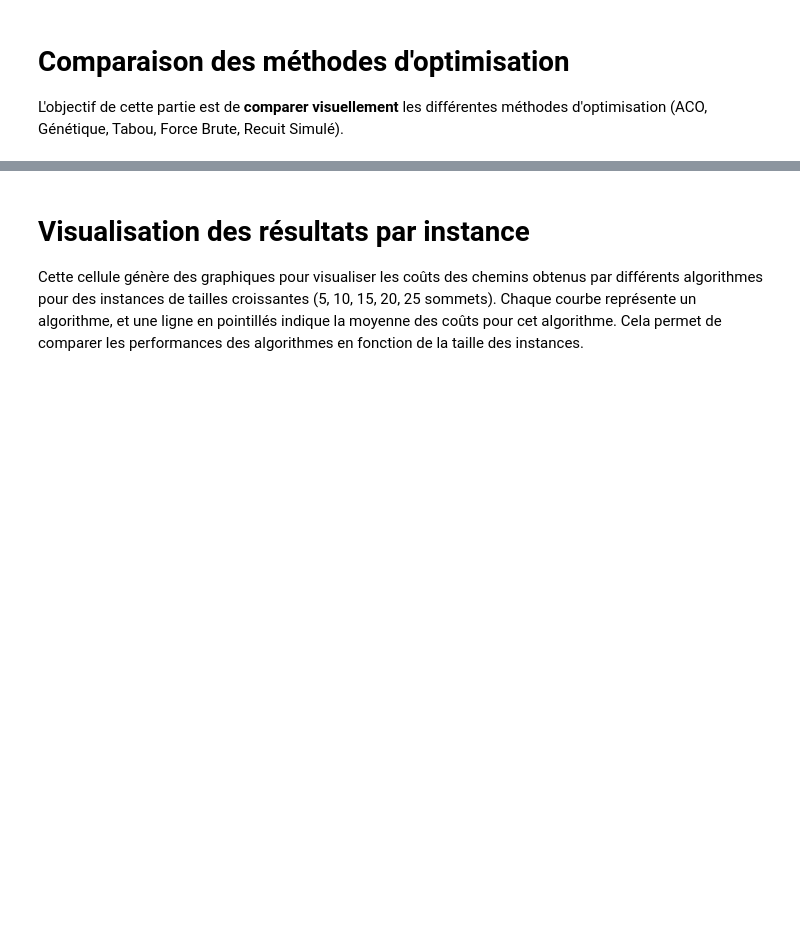
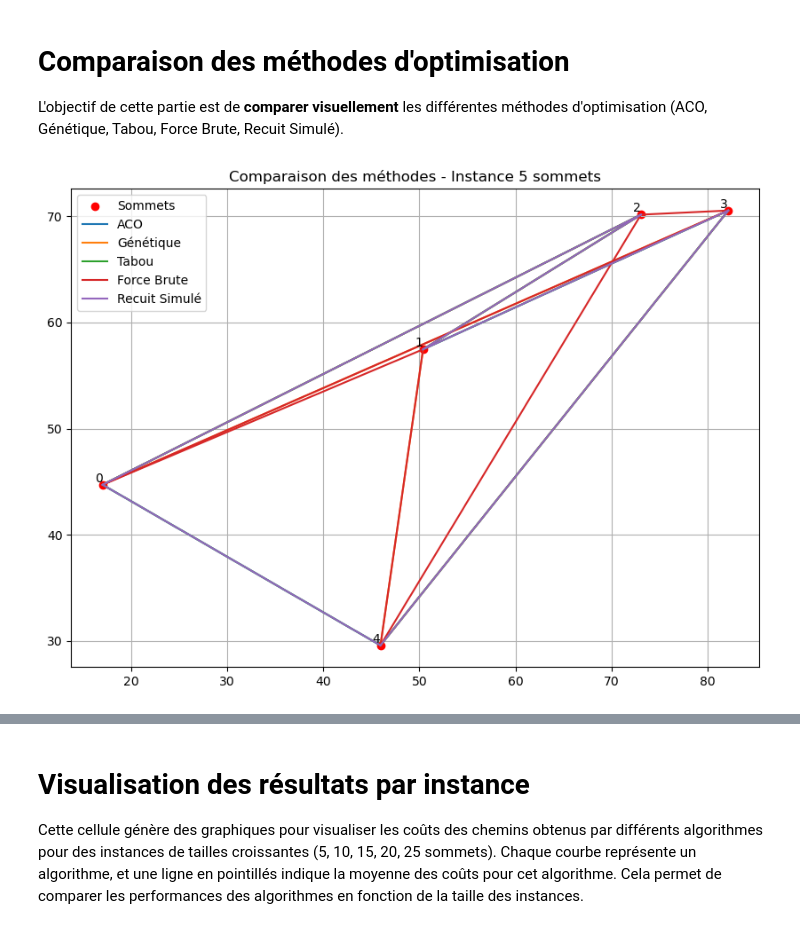
Before and after one commit to KisaPulga/Recherche_Operationnelle_Groupe_1, a Jupyter notebook: livrable_Groupe_1.ipynb, the cells around one changed output, grey strips where cells are left out. Saved outputs shown, nothing was run; the diff lists cells and outputs as text; code cells hidden in the pictures; blank space fills up the shorter version.

Commit message:
remise en forme

```diff
--- a/livrable_Groupe_1.ipynb
+++ b/livrable_Groupe_1.ipynb
@@ -1347,3 +1347,87 @@ Taille\Algo           Recuit simulé                  Algorithme génétique
 # Comparaison des méthodes d'optimisation
 
 L'objectif de cette partie est de **comparer visuellement** les différentes méthodes d'optimisation (ACO, Génétique, Tabou, Force Brute, Recuit Simulé).
+# %%
+import matplotlib.pyplot as plt
+import numpy as np
+
+
+# Corriger la mauvaise solution Recuit Simulé sur l’instance 5 sommets
+# (index méthode 4, index instance 0)
+matrice_rs_5 = listeInstance[0][0][0]  # matrice 5 sommets
+tw_rs_5 = listeInstance[0][0][1]       # fenêtres temporelles
+
+
+
+chemin_corrige, cout_corrige, iteration_corrige = recuit_simule(matrice_rs_5, tw_rs_5)
+
+
+# Remplacer dans resultat_chemins
+resultat_chemins[4][0] = (chemin_corrige, cout_corrige, iteration_corrige)
+
+# -------- FONCTION D’AFFICHAGE -------- #
+def plot_toutes_methodes_par_instance(listeInstance, resultat_chemins):
+    """
+    Crée un graphique par taille de matrice (5,10,15,20,25 sommets) avec toutes les méthodes affichées pour comparaison.
+
+    Args:
+        listeInstance (list): liste contenant pour chaque taille (matrice distance, TW).
+        resultat_chemins (list): résultats de chemins pour toutes les méthodes sous forme de liste.
+    """
+    noms_instances = [5, 10, 15, 20, 25]
+    noms_methodes = ["ACO", "Génétique", "Tabou", "Force Brute", "Recuit Simulé"]
+
+    # Vérifie que chaque méthode donne bien un chemin correspondant à la bonne taille de graphe
+    for methode_index, nom_methode in enumerate(noms_methodes):
+        for instance_index in range(5):  # 5 tailles : 5,10,15,20,25
+            chemin = resultat_chemins[methode_index][instance_index][0]
+            taille_matrice = len(listeInstance[instance_index][0][0])  # nb sommets de la matrice
+            max_sommet = max(chemin) if chemin else -1
+
+    # Affichage
+    for instance, taille in enumerate(noms_instances):
+        matrice, _ = listeInstance[instance][0]
+
+        # Déterminer le nombre de sommets réellement utilisés (en fonction des chemins, pas de la matrice uniquement)
+        max_index = 0
+        for methode_index in range(len(noms_methodes)):
+            chemin = resultat_chemins[methode_index][instance][0]
+            if chemin:
+                max_index = max(max_index, max(chemin))
+        num_sommets = max_index + 1
+
+        coords = np.random.rand(num_sommets, 2) * 100
+
+        plt.figure(figsize=(10, 7))
+        plt.scatter(coords[:, 0], coords[:, 1], c='red', marker='o', label='Sommets')
+
+        for i in range(num_sommets):
+            plt.annotate(str(i), (coords[i, 0], coords[i, 1]), fontsize=10, ha='right', va='bottom')
+
+        couleurs = list(plt.cm.tab10.colors)
+
+        for methode, nom_methode in enumerate(noms_methodes):
+            chemin = resultat_chemins[methode][instance][0]
+            couleur = couleurs[methode % len(couleurs)]
+
+            if chemin and len(chemin) > 1:
+                for i in range(len(chemin) - 1):
+                    sommet1 = chemin[i]
+                    sommet2 = chemin[i + 1]
+                    if sommet1 < num_sommets and sommet2 < num_sommets:
+                        plt.plot(
+                            [coords[sommet1, 0], coords[sommet2, 0]],
+                            [coords[sommet1, 1], coords[sommet2, 1]],
+                            color=couleur,
+                            label=nom_methode if i == 0 else ""
+                        )
+
+        plt.title(f"Comparaison des méthodes - Instance {taille} sommets")
+        plt.legend()
+        plt.grid(True)
+        plt.show()
+
+# Appel
+plot_toutes_methodes_par_instance(listeInstance, resultat_chemins)
+# %% [output]
+[figure, added]
```
Also changed, not shown: parts of 5 cells of this notebook.
